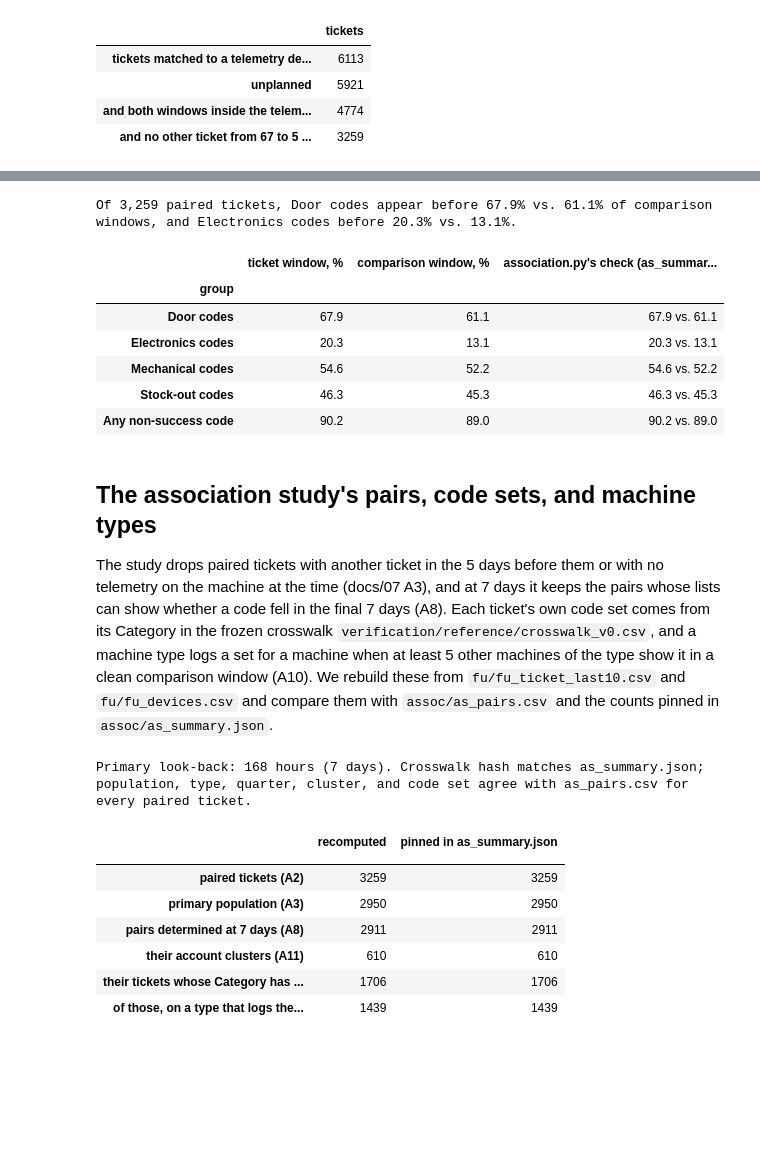
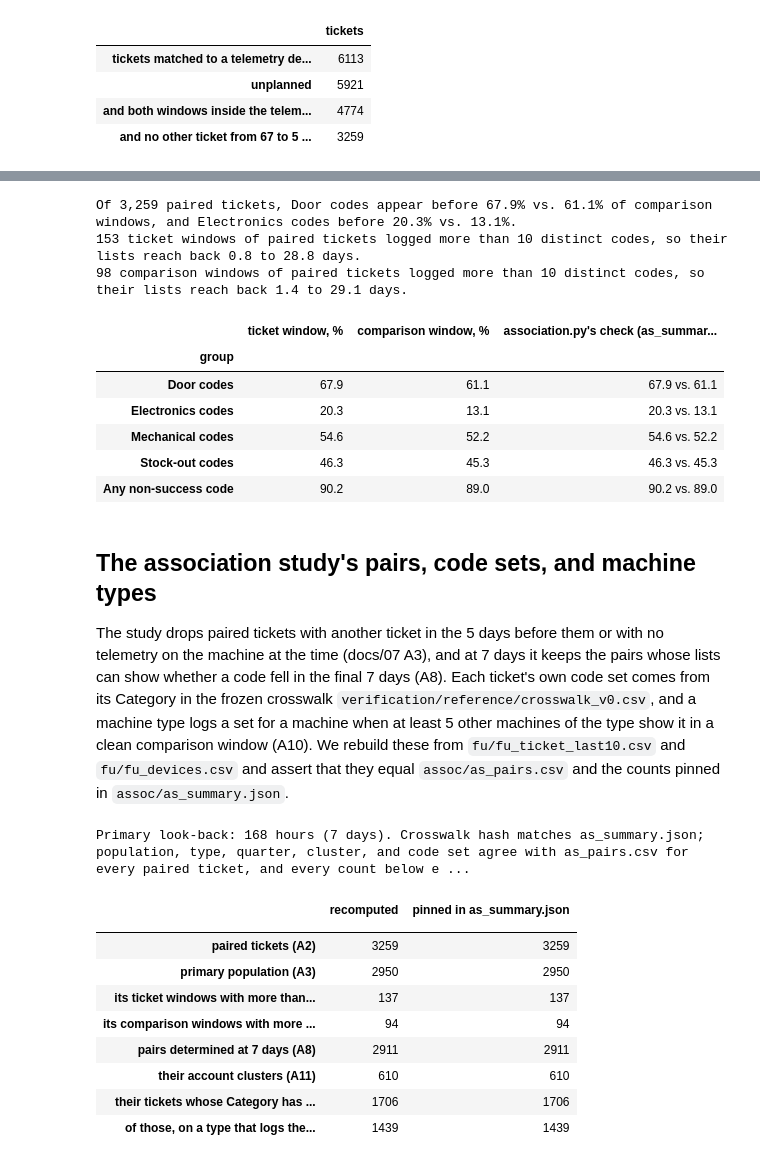
Before and after one commit to zach-yaninek/analytics-lab, a Jupyter notebook: notebooks/06_telemetry_codes_and_association.ipynb, the cells around one changed output, grey strips where cells are left out. Drawn from its saved outputs; the diff is of its cells as text; code cells hidden in the pictures; blank space fills up the shorter version.

```diff
--- a/notebooks/06_telemetry_codes_and_association.ipynb
+++ b/notebooks/06_telemetry_codes_and_association.ipynb
@@ -22,7 +22,17 @@ OUT = R.outputs(RERUN)
 # %% [output]
 RERUN is True: the scripts write into a scratch copy of verification/outputs/.
 # %%
+import shutil
+
 if RERUN:
+    # association.py runs S2 and S10 when it finds a local text-flag export in OUT / 'flags'. While the committed
+    # outputs list them as pending (they were made without the export), we delete any copy from the scratch folder.
+    committed_sens = R.read_csv(R.COMMITTED, 'assoc/as_sensitivities.csv')
+    s2_status = committed_sens.loc[committed_sens.variant == 'S2 text flags', 'status'].item()
+    if s2_status.startswith('pending') and (OUT / 'flags').exists():
+        assert OUT != R.COMMITTED
+        shutil.rmtree(OUT / 'flags')
+        print('Deleted the local text-flag export from the scratch copy: the committed outputs were made without it.')
     R.rerun(OUT, 'association.py')
 R.compare(OUT)
 # %% [output]
@@ -66,6 +77,12 @@ def read_text(name):
 
 def flag(column):
     return column.to_numpy() == 'True'
+
+
+def listed(items, conj='and'):
+    """['a', 'b', 'c'] -> 'a, b, and c'."""
+    items = list(items)
+    return f' {conj} '.join(items) if len(items) <= 2 else ', '.join(items[:-1]) + f', {conj} ' + items[-1]
 
 
 windows = read_text('fu/fu_ticket_last10.csv')  # one row per ticket and window
@@ -118,15 +135,24 @@ rows.append(('Any non-success code', (T0.distinct_codes.astype(int) > 0).to_nump
              (C0.distinct_codes.astype(int) > 0).to_numpy()[paired].mean(),
              script_check['first look: any code (ticket, control %)']))
 first_look = pd.DataFrame(rows, columns=['group', 'ticket', 'comparison', 'script']).set_index('group')
+assert np.allclose((100 * first_look[['ticket', 'comparison']]).round(1).to_numpy(float),
+                   np.array(first_look.script.tolist(), float)), "the shares differ from association.py's first look"
 door_T, door_C = first_look.ticket['Door codes'], first_look.comparison['Door codes']
 elec_T, elec_C = first_look.ticket['Electronics codes'], first_look.comparison['Electronics codes']
 print(f'Of {n_paired:,} paired tickets, Door codes appear before {door_T:.1%} vs. {door_C:.1%} of comparison '
       f'windows, and Electronics codes before {elec_T:.1%} vs. {elec_C:.1%}.')
+for name, d in (('ticket', T0), ('comparison', C0)):
+    full = paired & (d.distinct_codes.astype(int) > 10).to_numpy()
+    reach = d.last10_distinct_hours_before[full].map(lambda h: float(h.split('|')[-1])) / 24  # days to the 10th code
+    print(f'{int(full.sum())} {name} windows of paired tickets logged more than 10 distinct codes, so their lists '
+          f'reach back {reach.min():.1f} to {reach.max():.1f} days.')
 pd.DataFrame({'ticket window, %': (100 * first_look.ticket).round(1),
               'comparison window, %': (100 * first_look.comparison).round(1),
               "association.py's check (as_summary.json)": first_look.script.map(lambda v: f'{v[0]} vs. {v[1]}')})
 # %% [output]
 Of 3,259 paired tickets, Door codes appear before 67.9% vs. 61.1% of comparison windows, and Electronics codes before 20.3% vs. 13.1%.
+153 ticket windows of paired tickets logged more than 10 distinct codes, so their lists reach back 0.8 to 28.8 days.
+98 comparison windows of paired tickets logged more than 10 distinct codes, so their lists reach back 1.4 to 29.1 days.
 |  | ticket window, % | comparison window, % | association.py's check (as_summar... |
 | group |  |  |  |
 | Door codes | 67.9 | 61.1 | 67.9 vs. 61.1 |
@@ -137,7 +163,7 @@ Of 3,259 paired tickets, Door codes appear before 67.9% vs. 61.1% of comparison
 # %% [markdown]
 ## The association study's pairs, code sets, and machine types
 
-The study drops paired tickets with another ticket in the 5 days before them or with no telemetry on the machine at the time (docs/07 A3), and at 7 days it keeps the pairs whose lists can show whether a code fell in the final 7 days (A8). Each ticket's own code set comes from its Category in the frozen crosswalk `verification/reference/crosswalk_v0.csv`, and a machine type logs a set for a machine when at least 5 other machines of the type show it in a clean comparison window (A10). We rebuild these from `fu/fu_ticket_last10.csv` and `fu/fu_devices.csv` and compare them with `assoc/as_pairs.csv` and the counts pinned in `assoc/as_summary.json`.
+The study drops paired tickets with another ticket in the 5 days before them or with no telemetry on the machine at the time (docs/07 A3), and at 7 days it keeps the pairs whose lists can show whether a code fell in the final 7 days (A8). Each ticket's own code set comes from its Category in the frozen crosswalk `verification/reference/crosswalk_v0.csv`, and a machine type logs a set for a machine when at least 5 other machines of the type show it in a clean comparison window (A10). We rebuild these from `fu/fu_ticket_last10.csv` and `fu/fu_devices.csv` and assert that they equal `assoc/as_pairs.csv` and the counts pinned in `assoc/as_summary.json`.
 # %%
 h2a = R.read_csv(OUT, 'assoc/as_h2a.csv')  # H2a per code set and pooled, at 7 and 30 days
 k7 = float(h2a.loc[h2a.perm_p_role == 'decision', 'k'].item())  # look-back of the deciding row, in hours
@@ -237,7 +263,7 @@ outside_span = ~transacting | (~pd.isna(last_active) & (last_active < window_fir
 recent = other_ticket(5, 0)  # another ticket in the 5 days before
 primary = paired & ~recent & ~outside_span
 det7 = ~(WT.undetermined(k7) | WC.undetermined(k7))
-sel7 = primary & det7  # the pairs analysed at every look-back up to 7 days
+sel7 = primary & det7  # the pairs analyzed at every look-back up to 7 days
 mapped = target != ''
 
 
@@ -251,37 +277,46 @@ def able_to_emit(sets_):
     E_ = np.zeros((len(ids), len(sets_)), bool)
     for j, s in enumerate(sets_):
         others = (np.array([machines[s].get(t, 0) for t in mtype])
                   - np.array([bool(shows[s].get(m, False)) for m in mid]))
         E_[:, j] = (mtype != 'Unknown') & (others >= 5)
     return E_
 
 
 E = able_to_emit(sets)
 own = np.array([sets.index(t) if t else -1 for t in target])
 h1 = sel7 & (own >= 0) & np.array([E[i, j] if j >= 0 else False for i, j in enumerate(own)])
 
 check_pairs = pairs.loc[ids[paired]]
 assert (check_pairs.in_primary.astype(int).to_numpy() == primary[paired]).all()
 assert (check_pairs.determined_7d.astype(int).to_numpy() == det7[paired]).all()
 assert ((check_pairs.type == mtype[paired]) & (check_pairs.quarter == quarter[paired])
         & (check_pairs.cluster == account[paired]) & (check_pairs.target_codes == target[paired])).all()
 pins = summary['pinned_counts']
-print(f'Primary look-back: {k7:.0f} hours ({k7 / 24:.0f} days). Crosswalk hash matches as_summary.json; '
-      f'population, type, quarter, cluster, and code set agree with as_pairs.csv for every paired ticket.')
-pd.DataFrame([
+population = pd.DataFrame([
     ('paired tickets (A2)', n_paired, pins['A2 paired tickets']),
     ('primary population (A3)', int(primary.sum()), pins['A3 primary tickets']),
+    ('its ticket windows with more than 10 distinct codes (A8)', int((primary & (WT.distinct > 10)).sum()),
+     pins['A8 ticket windows > 10 distinct']),
+    ('its comparison windows with more than 10 distinct codes (A8)', int((primary & (WC.distinct > 10)).sum()),
+     pins['A8 control windows > 10 distinct']),
     ('pairs determined at 7 days (A8)', int(sel7.sum()), pins['A8 determined pairs 7d']),
     ('their account clusters (A11)', len(set(account[sel7])), pins['A8 clusters 7d']),
     ('their tickets whose Category has a code set (A7)', int((sel7 & mapped).sum()), pins['A8 mapped 7d']),
     ('of those, on a type that logs the own set (H1, A10)', int(h1.sum()), pins['H1 population 7d']),
 ], columns=['', 'recomputed', 'pinned in as_summary.json']).set_index('')
+assert (population.recomputed == population['pinned in as_summary.json']).all(), 'a count differs from its pin'
+print(f'Primary look-back: {k7:.0f} hours ({k7 / 24:.0f} days). Crosswalk hash matches as_summary.json; '
+      f'population, type, quarter, cluster, and code set agree with as_pairs.csv for every paired ticket, and every '
+      f'count below equals its pin.')
+population
 # %% [output]
-Primary look-back: 168 hours (7 days). Crosswalk hash matches as_summary.json; population, type, quarter, cluster, and code set agree with as_pairs.csv for every paired ticket.
+Primary look-back: 168 hours (7 days). Crosswalk hash matches as_summary.json; population, type, quarter, cluster, and code set agree with as_pairs.csv for every paired ticket, and every count below e ...
 |  | recomputed | pinned in as_summary.json |
 |  |  |  |
 | paired tickets (A2) | 3259 | 3259 |
 | primary population (A3) | 2950 | 2950 |
+| its ticket windows with more than... | 137 | 137 |
+| its comparison windows with more ... | 94 | 94 |
 | pairs determined at 7 days (A8) | 2911 | 2911 |
 | their account clusters (A11) | 610 | 610 |
 | their tickets whose Category has ... | 1706 | 1706 |
```
Also changed, not shown: parts of 22 cells of this notebook, 5 other files.
